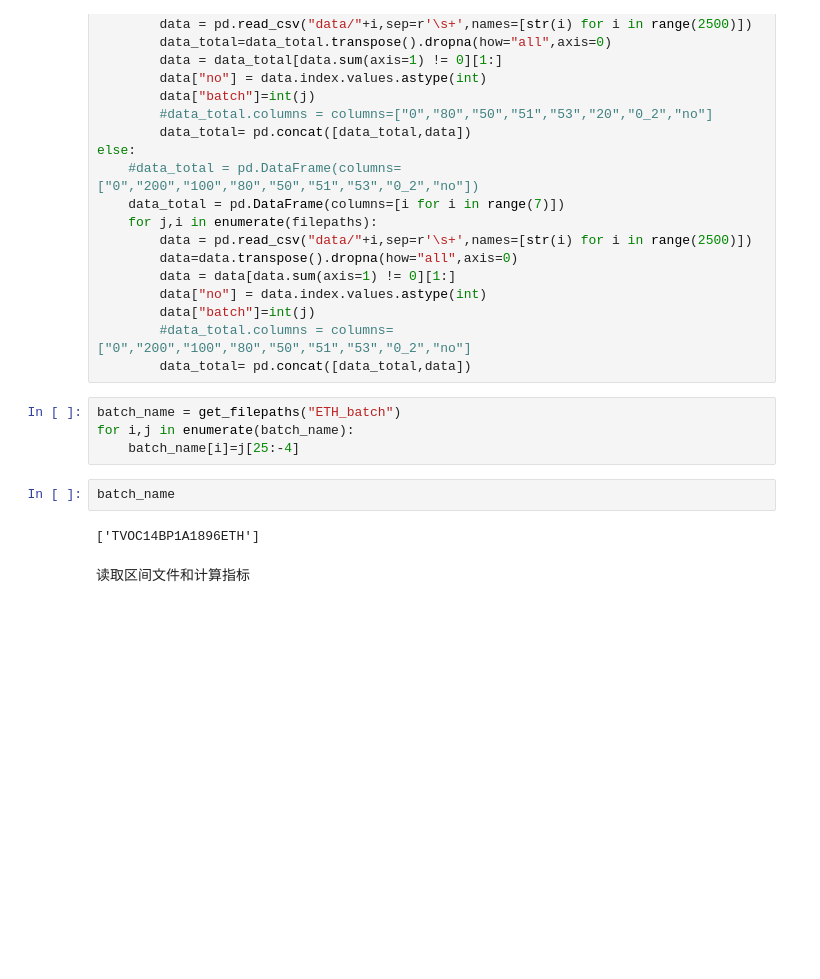
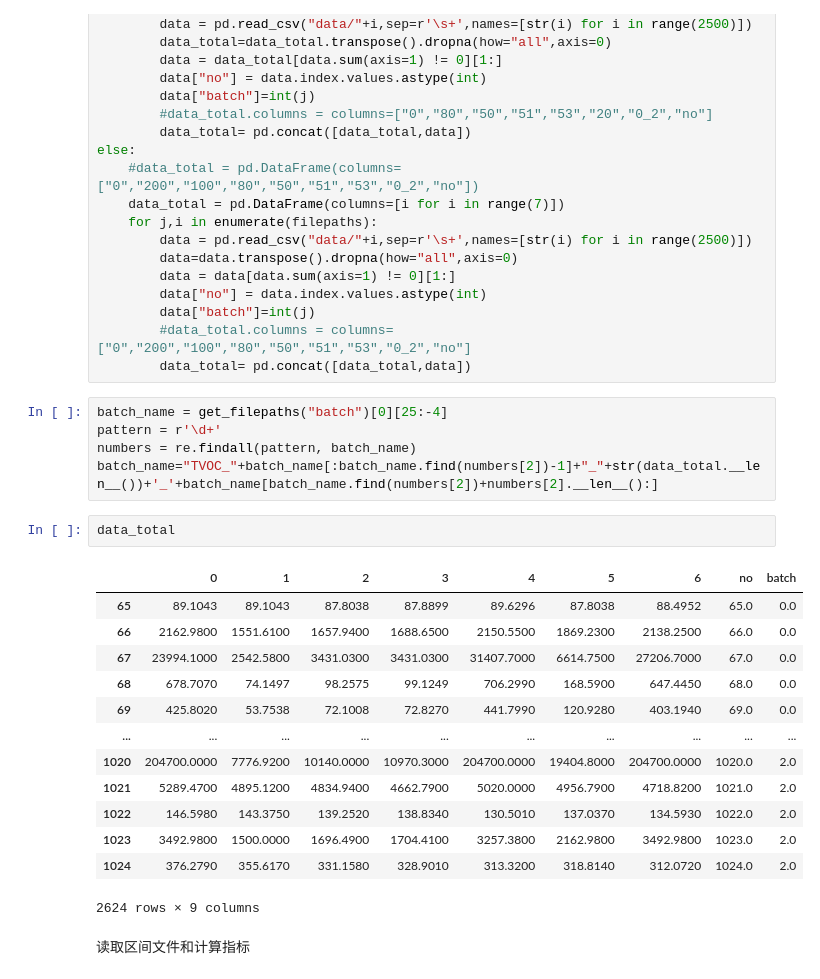
Before and after one commit to lomvix/microchip_data, a Jupyter notebook: 2th_dataprocessing.ipynb, the cells around one changed output. Saved outputs shown, nothing was run; the diff lists cells and outputs as text; blank space fills up the shorter version.

```diff
--- a/2th_dataprocessing.ipynb
+++ b/2th_dataprocessing.ipynb
@@ -59,14 +75,27 @@ else:
         data["batch"]=int(j)
         #data_total.columns = columns=["0","200","100","80","50","51","53","0_2","no"]
         data_total= pd.concat([data_total,data])
-# %%
-batch_name = get_filepaths("ETH_batch")
-for i,j in enumerate(batch_name):
-    batch_name[i]=j[25:-4]
-# %%
-batch_name
-# %% [output]
-['TVOC14BP1A1896ETH']
+# %%
+batch_name = get_filepaths("batch")[0][25:-4]
+pattern = r'\d+'
+numbers = re.findall(pattern, batch_name)
+batch_name="TVOC_"+batch_name[:batch_name.find(numbers[2])-1]+"_"+str(data_total.__len__())+'_'+batch_name[batch_name.find(numbers[2])+numbers[2].__len__():]
+# %%
+data_total
+# %% [output]
+|  | 0 | 1 | 2 | 3 | 4 | 5 | 6 | no | batch |
+| 65 | 89.1043 | 89.1043 | 87.8038 | 87.8899 | 89.6296 | 87.8038 | 88.4952 | 65.0 | 0.0 |
+| 66 | 2162.9800 | 1551.6100 | 1657.9400 | 1688.6500 | 2150.5500 | 1869.2300 | 2138.2500 | 66.0 | 0.0 |
+| 67 | 23994.1000 | 2542.5800 | 3431.0300 | 3431.0300 | 31407.7000 | 6614.7500 | 27206.7000 | 67.0 | 0.0 |
+| 68 | 678.7070 | 74.1497 | 98.2575 | 99.1249 | 706.2990 | 168.5900 | 647.4450 | 68.0 | 0.0 |
+| 69 | 425.8020 | 53.7538 | 72.1008 | 72.8270 | 441.7990 | 120.9280 | 403.1940 | 69.0 | 0.0 |
+| ... | ... | ... | ... | ... | ... | ... | ... | ... | ... |
+| 1020 | 204700.0000 | 7776.9200 | 10140.0000 | 10970.3000 | 204700.0000 | 19404.8000 | 204700.0000 | 1020.0 | 2.0 |
+| 1021 | 5289.4700 | 4895.1200 | 4834.9400 | 4662.7900 | 5020.0000 | 4956.7900 | 4718.8200 | 1021.0 | 2.0 |
+| 1022 | 146.5980 | 143.3750 | 139.2520 | 138.8340 | 130.5010 | 137.0370 | 134.5930 | 1022.0 | 2.0 |
+| 1023 | 3492.9800 | 1500.0000 | 1696.4900 | 1704.4100 | 3257.3800 | 2162.9800 | 3492.9800 | 1023.0 | 2.0 |
+| 1024 | 376.2790 | 355.6170 | 331.1580 | 328.9010 | 313.3200 | 318.8140 | 312.0720 | 1024.0 | 2.0 |
+2624 rows × 9 columns
 # %% [markdown]
 读取区间文件和计算指标
 # %%
```
Also changed, not shown: parts of 8 cells of this notebook, 1 other file.
